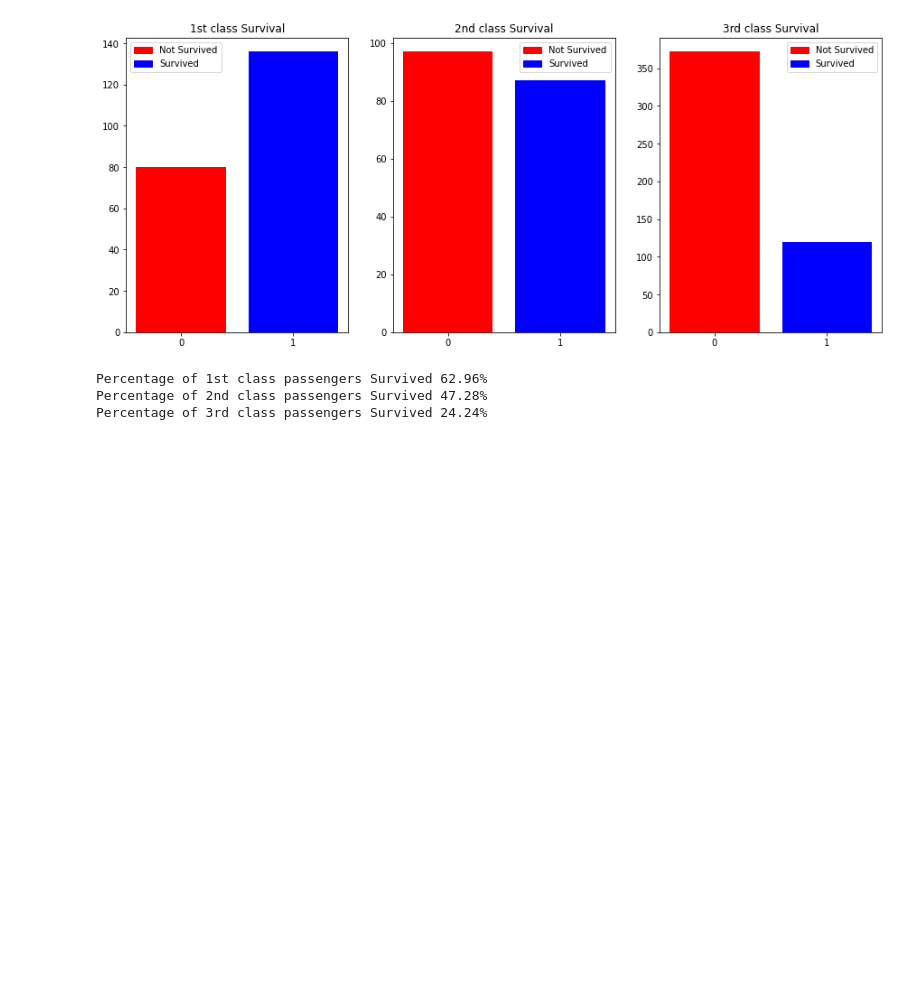
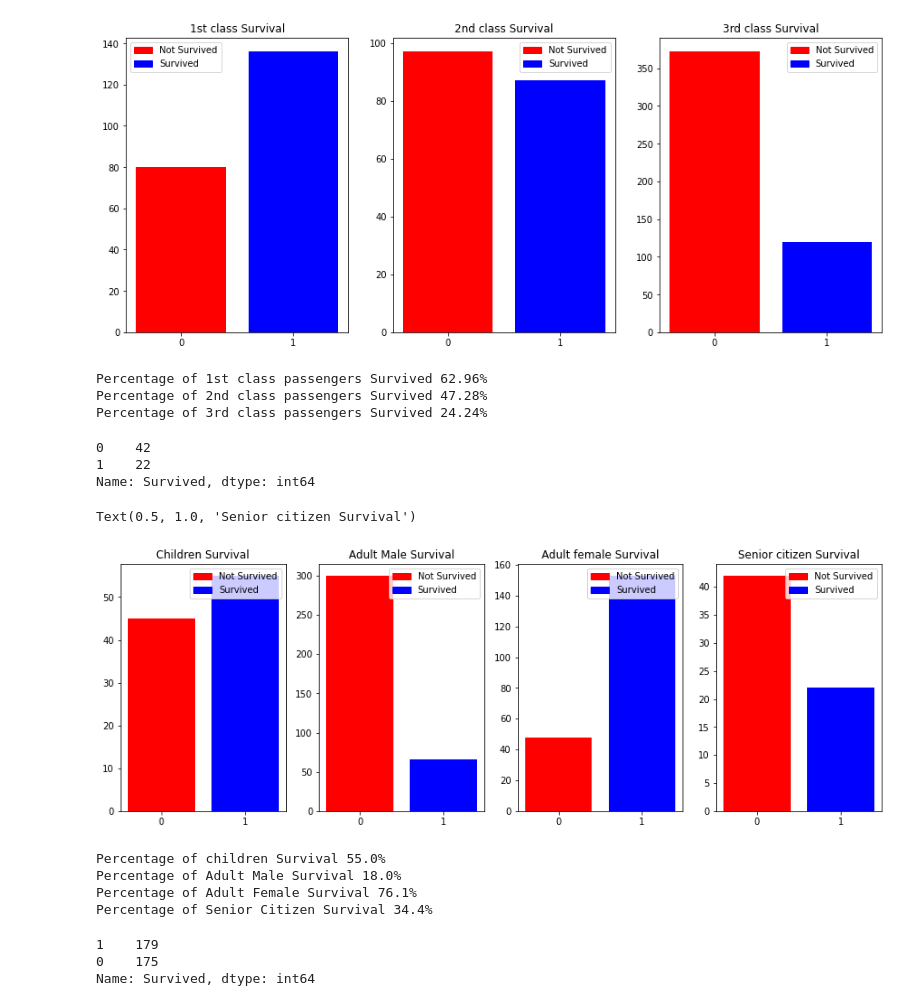
Before and after one commit to Gauravpareek11/Titanic_data_analysis, a Jupyter notebook: Titanic.ipynb, the cells around one changed output. Cells and saved outputs as stored; diff of their text form; code cells hidden in the pictures; blank space fills up the shorter version.

```diff
--- a/Titanic.ipynb
+++ b/Titanic.ipynb
@@ -133,3 +133,52 @@ print(f"Percentage of 3rd class passengers Survived {round((sum(class3)/len(clas
 Percentage of 1st class passengers Survived 62.96%
 Percentage of 2nd class passengers Survived 47.28%
 Percentage of 3rd class passengers Survived 24.24%
+# %%
+child=df.loc[df['Age']<=16]['Survived']
+Adult_m=df.loc[(df['Age']>=16) & (df['Age']<=50) & (df['Sex']=='male')]['Survived']
+Adult_f=df.loc[(df['Age']>=16) & (df['Age']<=50) & (df['Sex']=='female')]['Survived']
+senior=df.loc[df['Age']>50]['Survived']
+child.value_counts()
+Adult_m.value_counts()
+Adult_f.value_counts()
+senior.value_counts()
+# %% [output]
+0    42
+1    22
+Name: Survived, dtype: int64
+# %%
+fig,(ax1,ax2,ax3,ax4)=plt.subplots(nrows=1,ncols=4,figsize=(15,5))
+ax1.bar(list(('0','1')),child.value_counts().sort_index(),color=['Red','Blue'])
+ax2.bar(list(('0','1')),Adult_m.value_counts().sort_index(),color=['Red','Blue'])
+ax3.bar(list(('0','1')),Adult_f.value_counts().sort_index(),color=['Red','Blue'])
+ax4.bar(list(('0','1')),senior.value_counts().sort_index(),color=['Red','Blue'])
+ax1.legend(handles,labels)
+ax2.legend(handles,labels)
+ax3.legend(handles,labels)
+ax4.legend(handles,labels)
+ax1.set_title("Children Survival")
+ax2.set_title("Adult Male Survival")
+ax3.set_title("Adult female Survival")
+ax4.set_title("Senior citizen Survival")
+# %% [output]
+Text(0.5, 1.0, 'Senior citizen Survival')
+[figure, added]
+# %%
+print(f"Percentage of children Survival {round((sum(child)/len(child))*100,1)}%")
+print(f"Percentage of Adult Male Survival {round((sum(Adult_m)/len(Adult_m))*100,1)}%")
+print(f"Percentage of Adult Female Survival {round((sum(Adult_f)/len(Adult_f))*100,1)}%")
+print(f"Percentage of Senior Citizen Survival {round((sum(senior)/len(senior))*100,1)}%")
+# %% [output]
+Percentage of children Survival 55.0%
+Percentage of Adult Male Survival 18.0%
+Percentage of Adult Female Survival 76.1%
+Percentage of Senior Citizen Survival 34.4%
+# %%
+family=df.loc[(df['SibSp']+df['Parch'])>0]['Survived']
+alone=df.loc[(df['SibSp']+df['Parch'])==0]['Survived']
+alone.value_counts()
+family.value_counts()
+# %% [output]
+1    179
+0    175
+Name: Survived, dtype: int64
```
Also changed, not shown: parts of 8 cells of this notebook.
